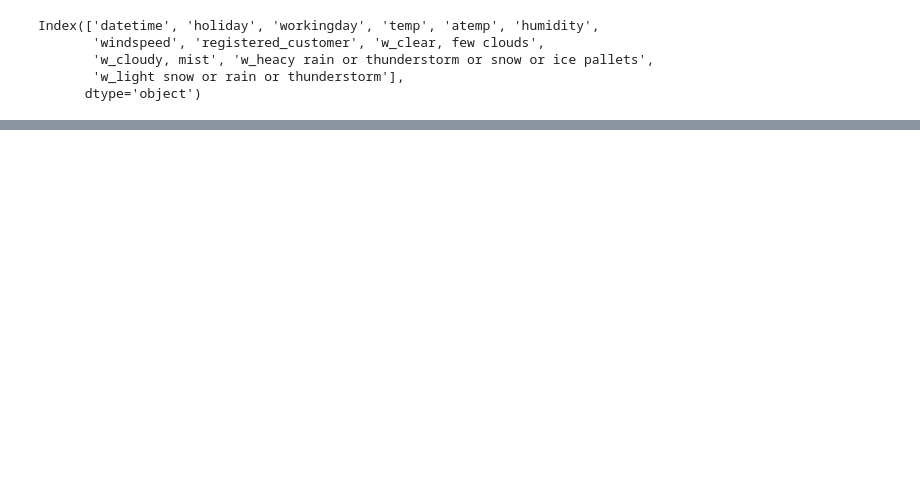
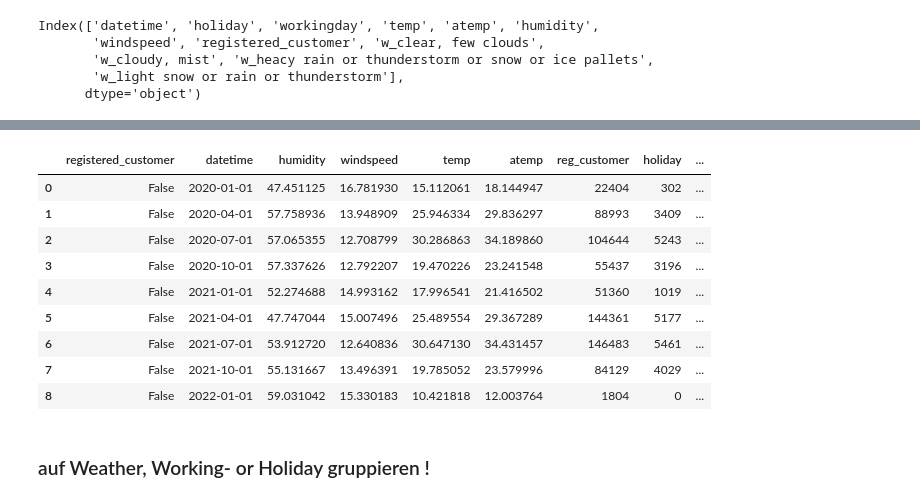
Before and after one commit to P-AEL/K-ppers-Projekt1, a Jupyter notebook: Flo/f_quartal.ipynb, the cells around one changed output, grey strips where cells are left out. Cells and saved outputs as stored; diff of their text form; code cells hidden in the pictures; blank space fills up the shorter version.

```diff
--- a/Flo/f_quartal.ipynb
+++ b/Flo/f_quartal.ipynb
@@ -54,0 +95,14 @@ df_quartal
+# %%
+dfqF = df_quartal.loc[df_quartal.registered_customer == False]
+dfqF
+# %% [output]
+|  | registered_customer | datetime | humidity | windspeed | temp | atemp | reg_customer | holiday | ... |
+| 0 | False | 2020-01-01 | 47.451125 | 16.781930 | 15.112061 | 18.144947 | 22404 | 302 | ... |
+| 1 | False | 2020-04-01 | 57.758936 | 13.948909 | 25.946334 | 29.836297 | 88993 | 3409 | ... |
+| 2 | False | 2020-07-01 | 57.065355 | 12.708799 | 30.286863 | 34.189860 | 104644 | 5243 | ... |
+| 3 | False | 2020-10-01 | 57.337626 | 12.792207 | 19.470226 | 23.241548 | 55437 | 3196 | ... |
+| 4 | False | 2021-01-01 | 52.274688 | 14.993162 | 17.996541 | 21.416502 | 51360 | 1019 | ... |
+| 5 | False | 2021-04-01 | 47.747044 | 15.007496 | 25.489554 | 29.367289 | 144361 | 5177 | ... |
+| 6 | False | 2021-07-01 | 53.912720 | 12.640836 | 30.647130 | 34.431457 | 146483 | 5461 | ... |
+| 7 | False | 2021-10-01 | 55.131667 | 13.496391 | 19.785052 | 23.579996 | 84129 | 4029 | ... |
+| 8 | False | 2022-01-01 | 59.031042 | 15.330183 | 10.421818 | 12.003764 | 1804 | 0 | ... |
@@ -54,0 +138,2 @@ df_quartal
+# %% [markdown]
+### auf Weather, Working- or Holiday gruppieren !
```
Also changed, not shown: parts of 8 cells of this notebook, 4 other files.
